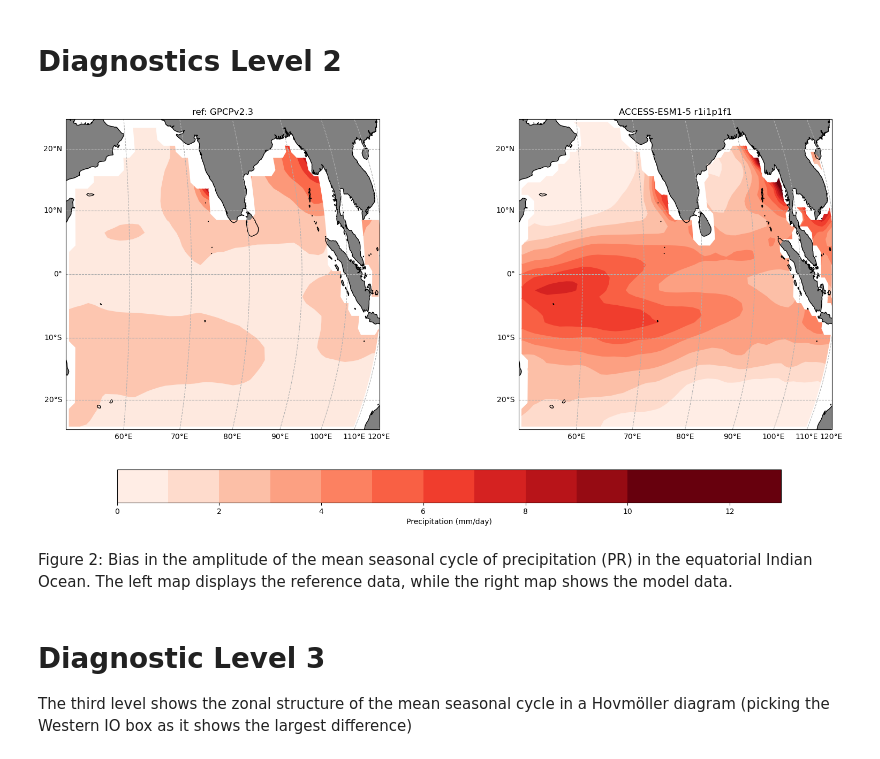
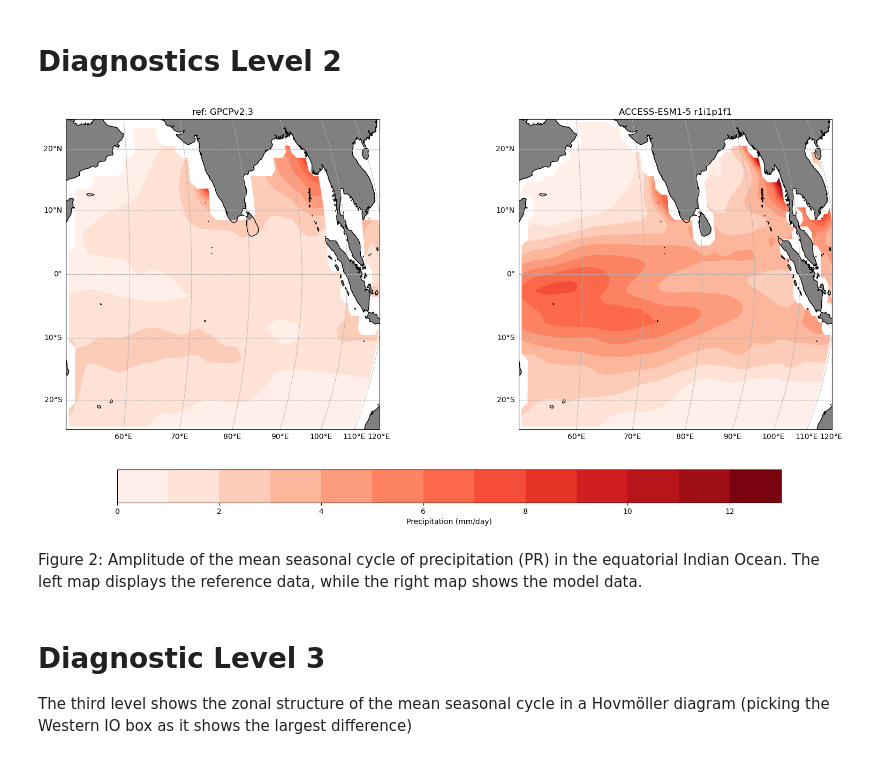
Before and after one commit to ACCESS-NRI/ACCESS-ENSO-recipes, a Jupyter notebook: eq_IO_PR_sea_cycle.ipynb, the cells around one changed output. Saved outputs shown, nothing was run; the diff lists cells and outputs as text; code cells hidden in the pictures.

```diff
--- a/eq_IO_PR_sea_cycle.ipynb
+++ b/eq_IO_PR_sea_cycle.ipynb
@@ -116,7 +105,7 @@ from esmvalcore.preprocessor import mask_landsea
 import iris
 # %%
 def prepoc1(cube):
-    nino3_ep_region = {"start_longitude": 50., "end_longitude": 110., "start_latitude": -10., "end_latitude": 10.}
+    equatorial_indian_region = {"start_longitude": 50., "end_longitude": 110., "start_latitude": -10., "end_latitude": 10.}
     cube = extract_time(cube, start_year=1979, start_month=1, start_day=1, end_year=2014, end_month=12, end_day=31)
     cube = convert_units(cube, units="mm/day")
     cube = mask_landsea(cube, mask_out="land")
@@ -124,12 +113,12 @@ def prepoc1(cube):
     cube.coord('month_number').guess_bounds()
     cube = cube.collapsed(['month_number'], iris.analysis.STD_DEV)
     cube = regrid(cube, target_grid="1x1", scheme="linear")
-    cube = extract_region(cube, **nino3_ep_region)
+    cube = extract_region(cube, **equatorial_indian_region)
     cube = axis_statistics(cube, operator="mean", axis="y")
     return cube
 
 def prepoc2(cube):
-    nino3_latext_region = {"start_longitude": 50., "end_longitude": 110., "start_latitude": -25., "end_latitude": 25.}
+    equatorial_indian_latext_region = {"start_longitude": 50., "end_longitude": 110., "start_latitude": -25., "end_latitude": 25.}
     cube = extract_time(cube, start_year=1979, start_month=1, start_day=1, end_year=2014, end_month=12, end_day=31)
     cube = mask_landsea(cube, mask_out="land")
     cube = climate_statistics(cube, operator='mean', period='monthly')
@@ -137,7 +126,7 @@ def prepoc2(cube):
     cube = cube.collapsed(['month_number'], iris.analysis.STD_DEV)
     cube = convert_units(cube, units="mm/day")
     cube = regrid(cube, target_grid="1x1", scheme="linear")
-    cube = extract_region(cube, **nino3_latext_region)
+    cube = extract_region(cube, **equatorial_indian_latext_region)
     return cube
 # %%
 model_datasets_prep1 = {name: prepoc1(dataset) for name, dataset in model_datasets.items()}
@@ -223,47 +212,47 @@ cmap = plt.get_cmap('Reds')
 # Create a large figure
 fig = plt.figure(figsize=(20, 10))  # Adjusted for full width
 
-# Center the map on the Pacific Ocean (roughly around 180° longitude)
+# Center the map on the Indian Ocean
 proj = ccrs.Orthographic(central_longitude=50, central_latitude=0)
 norm = mcolors.Normalize()
 
-# Plot #1: contourf with axes longitude from -180 to 180
+# Plot #1: contourf for obs
 ax1 = plt.subplot(121, projection=proj)
-cf1 = iplt.contourf(obs_data, cmap=cmap, norm=norm)
+cf1 = iplt.contourf(obs_data, cmap=cmap, norm=norm, levels=np.arange(0,14))
 ax1.add_feature(cfeature.LAND, facecolor='gray')  # Add land feature with gray color
 ax1.coastlines()
 ax1.set_extent([50, 110, -25, 25], crs=ccrs.PlateCarree())
 ax1.set_title("ref: GPCPv2.3")
 
 # Add gridlines for latitude and longitude
 gl1 = ax1.gridlines(draw_labels=True, linestyle='--')
 gl1.top_labels = False
 gl1.right_labels = False
 
-# Plot #2: contourf with axes longitude from 0 to 360
+# Plot #2: contourf for model
 ax2 = plt.subplot(122, projection=proj)
-cf2 = iplt.contourf(model_data, cmap=cmap, norm=norm,levels=np.arange(0,14))
+cf2 = iplt.contourf(model_data, cmap=cmap, norm=norm, levels=np.arange(0,14))
 ax2.add_feature(cfeature.LAND, facecolor='gray')  # Add land feature with gray color
 ax2.coastlines()
 ax2.set_extent([50, 110, -25, 25], crs=ccrs.PlateCarree())
 ax2.set_title("ACCESS-ESM1-5 r1i1p1f1")
 
 # Add gridlines for latitude and longitude
 gl2 = ax2.gridlines(draw_labels=True, linestyle='--')
 gl2.top_labels = False
 gl2.right_labels = False
 
 # Add a single colorbar at the bottom
 cbar = fig.colorbar(cf2, ax=[ax1, ax2], orientation='horizontal', pad=0.15, shrink=0.8)
 cbar.set_label('Precipitation (mm/day)')
 #cbar.set_ticks(np.arange(0, 5, 1))  # Set ticks at intervals of 2 mm
 
 plt.subplots_adjust(bottom=0.3)  # Further adjust bottom margin to fit the colorbar
 plt.show()
 # %% [output]
-[figure, old version]
+[figure, new version]
 # %% [markdown]
-Figure 2: Bias in the amplitude of the mean seasonal cycle of precipitation (PR) in the equatorial Indian Ocean. The left map displays the reference data, while the right map shows the model data.
+Figure 2: Amplitude of the mean seasonal cycle of precipitation (PR) in the equatorial Indian Ocean. The left map displays the reference data, while the right map shows the model data.
 # %% [markdown]
 # Diagnostic Level 3
 
```
Also changed, not shown: parts of 8 cells of this notebook, 4 other files.
